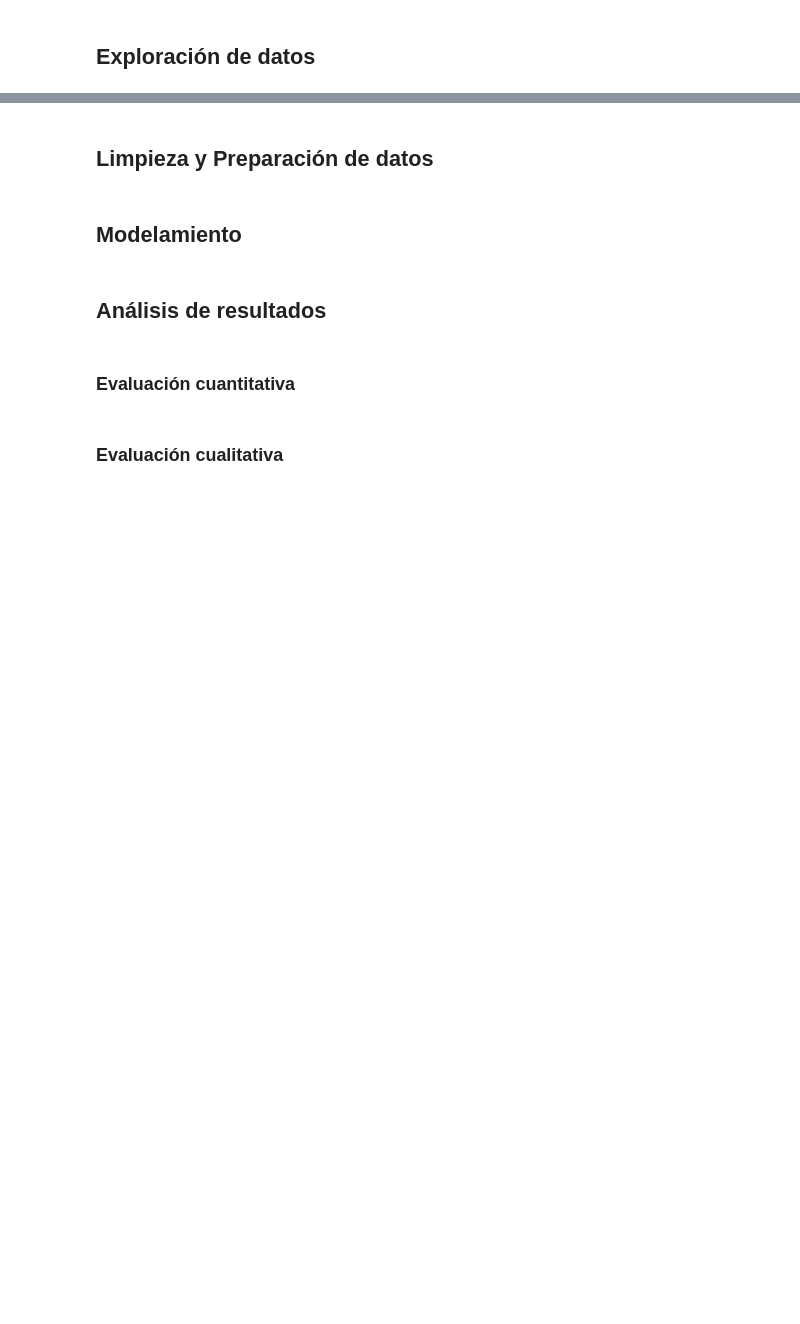
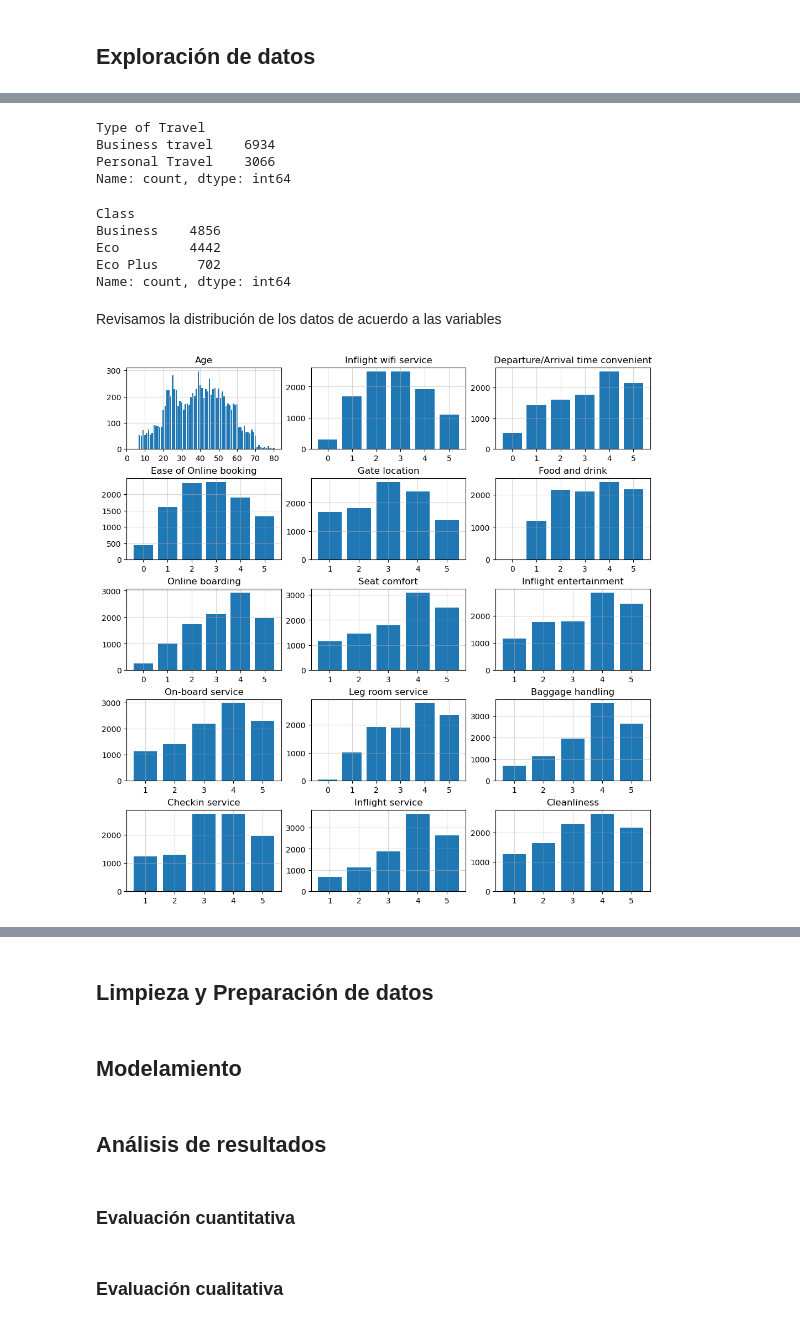
Before and after one commit to ef-blanco/Lab_1_Aprendizaje_Maq, a Jupyter notebook: L4 Tarea de agrupacion/Laboratorio_4_ML.ipynb, the cells around one changed output, grey strips where cells are left out. Cells and saved outputs as stored; diff of their text form; code cells hidden in the pictures; blank space fills up the shorter version.

Commit message:
Avances en exploración de datos

```diff
--- a/L4 Tarea de agrupacion/Laboratorio_4_ML.ipynb
+++ b/L4 Tarea de agrupacion/Laboratorio_4_ML.ipynb
@@ -17,3 +17,9 @@ from sklearn.cluster import KMeans, DBSCAN
 from sklearn.preprocessing import RobustScaler, MinMaxScaler, StandardScaler
 # %% [markdown]
 ## **Carga de datos**
+# %%
+raw_data = pd.read_csv("Datos_VuelaAlpes.csv",sep=",")
+
+print("Dimensiones de los datos")
+print("Filas: ",raw_data.shape[0])
+print("Columnas: ",raw_data.shape[1])
@@ -20,2 +30,8 @@ from sklearn.preprocessing import RobustScaler, MinMaxScaler, StandardScaler
 # %% [markdown]
 ## **Exploración de datos**
+# %%
+datos = raw_data.copy()
+
+# Desplegamos el diccionario para entender que tipo de variables tenemos
+diccionario = pd.read_excel("Diccionario VuelaAlpes.xlsx")
+diccionario
@@ -21,0 +107,66 @@ from sklearn.preprocessing import RobustScaler, MinMaxScaler, StandardScaler
+# %%
+datos["Type of Travel"].value_counts()
+# %% [output]
+Type of Travel
+Business travel    6934
+Personal Travel    3066
+Name: count, dtype: int64
+# %%
+datos["Class"].value_counts()
+# %% [output]
+Class
+Business    4856
+Eco         4442
+Eco Plus     702
+Name: count, dtype: int64
+# %% [markdown]
+Revisamos la distribución de los datos de acuerdo a las variables
+# %%
+vars_hist = ["Flight Distance", "Departure Delay in Minutes"]
+omitir = ["id","Flight Distance", "Departure Delay in Minutes","Arrival Delay in Minutes"]
+
+vars_bar_plot = [
+    col for col in datos.select_dtypes(include=[np.number]).columns
+    if col not in omitir
+]
+
+
+fig, ax  = plt.subplots(5,3, layout="constrained",figsize=(10,10))
+
+fila = 0
+col = 0
+
+for i in range(len(vars_bar_plot)):
+
+    var = vars_bar_plot[i]
+    counts = datos[var].value_counts()
+    ax[fila][col].bar(counts.index,counts.values)
+    ax[fila][col].grid(alpha=0.5)
+    if var != "Age":
+        ax[fila][col].set(title=var, xticks=counts.index)
+
+    else:
+        ax[fila][col].set(title=var, xticks= np.arange(0,81,10))
+
+    if i == 2:
+        fila = 1
+        col = 0
+
+    elif i == 5:
+        fila = 2
+        col = 0
+
+    elif i == 8:
+        fila = 3
+        col = 0
+
+    elif i == 11:
+        fila = 4
+        col = 0
+
+    else:
+        col+=1
+
+plt.show()
+# %% [output]
+[figure, added]
```
Also changed, not shown: parts of 11 cells of this notebook.
